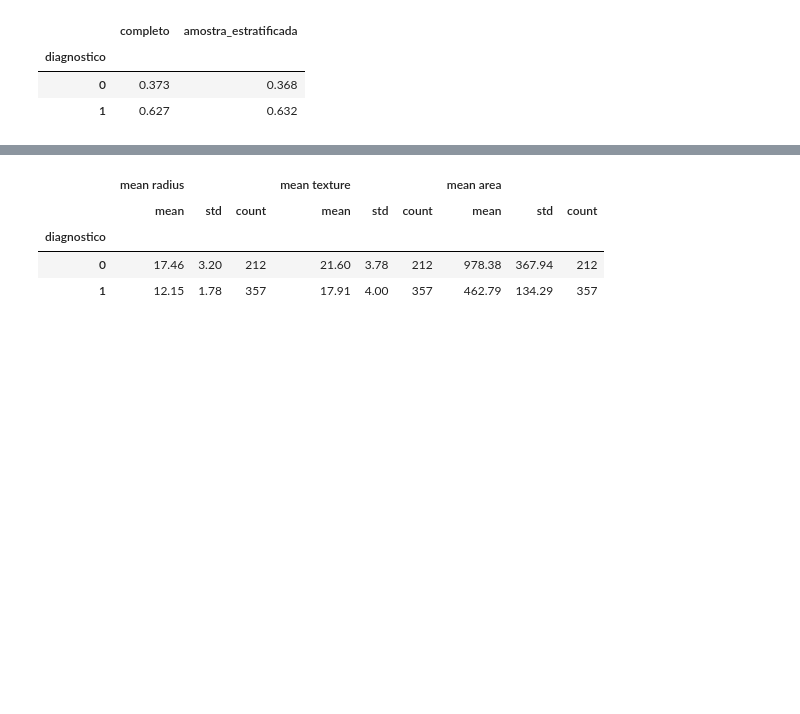
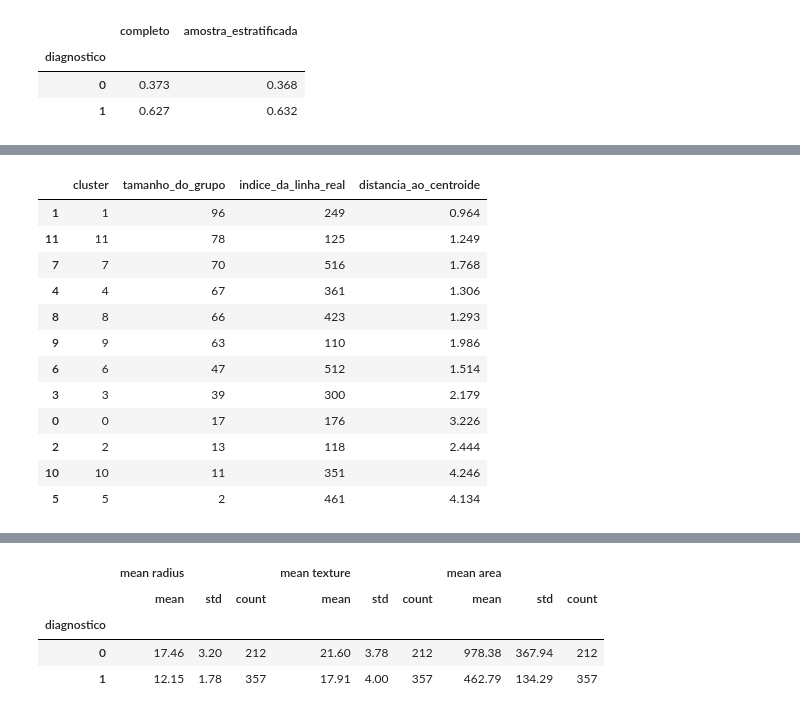
Before and after one commit to lalvim/DataMining, a Jupyter notebook: notebooks/unidade_03/03_03_reducao_de_dados.ipynb, the cells around one changed output, grey strips where cells are left out. Saved outputs shown, nothing was run; the diff lists cells and outputs as text; code cells hidden in the pictures; blank space fills up the shorter version.

```diff
--- a/notebooks/unidade_03/03_03_reducao_de_dados.ipynb
+++ b/notebooks/unidade_03/03_03_reducao_de_dados.ipynb
@@ -54,0 +80,33 @@ Agregação também exige declarar a unidade resultante. A média de atributos p
+# %%
+n_representantes = 12
+escala_prototipos = StandardScaler()
+X_prototipos_pad = escala_prototipos.fit_transform(X)
+
+kmeans = KMeans(n_clusters=n_representantes, n_init=10, random_state=RANDOM_STATE)
+rotulos_cluster = kmeans.fit_predict(X_prototipos_pad)
+indices_representantes, distancias = pairwise_distances_argmin_min(
+    kmeans.cluster_centers_, X_prototipos_pad
+)
+
+resumo_representantes = pd.DataFrame({
+    "cluster": np.arange(n_representantes),
+    "tamanho_do_grupo": np.bincount(rotulos_cluster, minlength=n_representantes),
+    "indice_da_linha_real": X.index.to_numpy()[indices_representantes],
+    "distancia_ao_centroide": distancias,
+}).sort_values("tamanho_do_grupo", ascending=False)
+
+resumo_representantes.round(3)
+# %% [output]
+|  | cluster | tamanho_do_grupo | indice_da_linha_real | distancia_ao_centroide |
+| 1 | 1 | 96 | 249 | 0.964 |
+| 11 | 11 | 78 | 125 | 1.249 |
+| 7 | 7 | 70 | 516 | 1.768 |
+| 4 | 4 | 67 | 361 | 1.306 |
+| 8 | 8 | 66 | 423 | 1.293 |
+| 9 | 9 | 63 | 110 | 1.986 |
+| 6 | 6 | 47 | 512 | 1.514 |
+| 3 | 3 | 39 | 300 | 2.179 |
+| 0 | 0 | 17 | 176 | 3.226 |
+| 2 | 2 | 13 | 118 | 2.444 |
+| 10 | 10 | 11 | 351 | 4.246 |
+| 5 | 5 | 2 | 461 | 4.134 |
```
Also changed, not shown: parts of 12 cells of this notebook, 4 other files.
